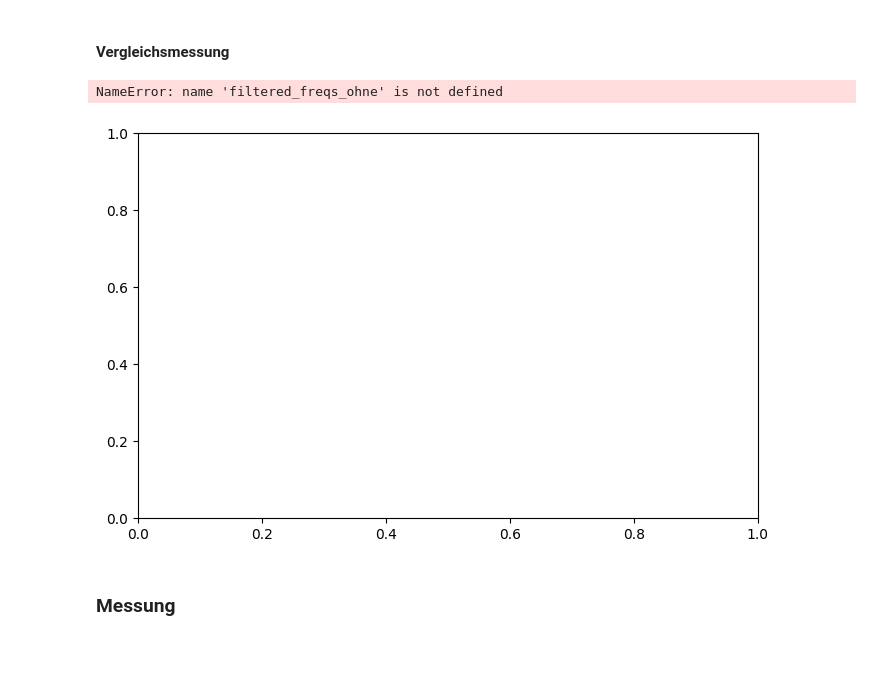
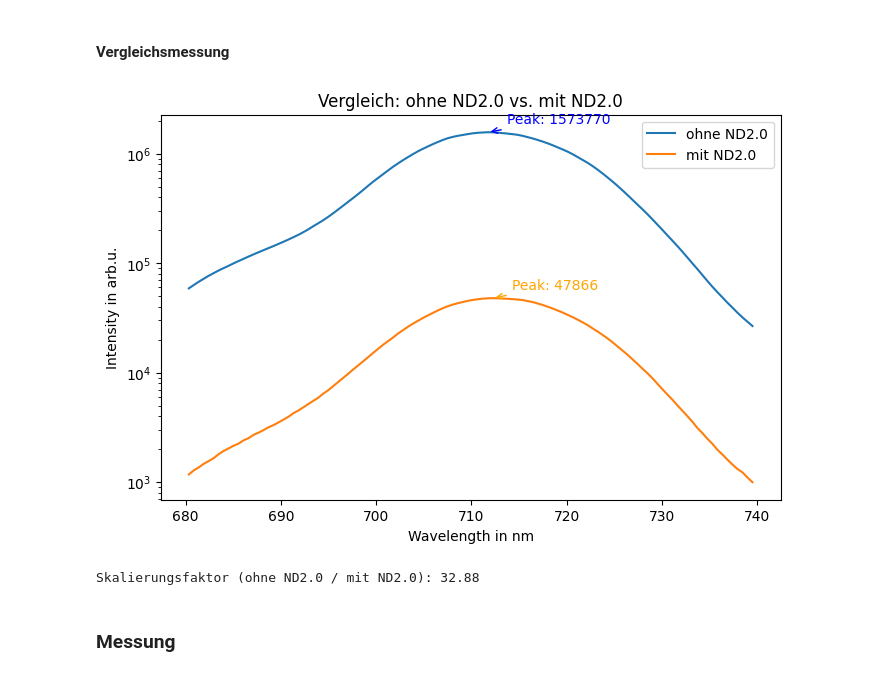
Before and after one commit to FlorianAdamczyk/auswertung_neu, a Jupyter notebook: 2025-05-27 Auswertung TCBC TBBB LNO/2025-05-27_auswertung_TCBC-TBBB-LNO.ipynb, the cells around one changed output. Saved outputs shown, nothing was run; the diff lists cells and outputs as text; code cells hidden in the pictures.

```diff
--- a/2025-05-27 Auswertung TCBC TBBB LNO/2025-05-27_auswertung_TCBC-TBBB-LNO.ipynb
+++ b/2025-05-27 Auswertung TCBC TBBB LNO/2025-05-27_auswertung_TCBC-TBBB-LNO.ipynb
@@ -152,33 +152,52 @@ create_shg_plot(
 # %% [markdown]
 #### Vergleichsmessung
 # %%
+# Lade die Vergleichsmessungen "mit" und "ohne" ND2.0
+files_ohne = glob.glob('2025-05-23 LNO/1400nm/0.333mW_Spalt210um/Vergleichsmessung ND2.0/ohne*.asc')
+files_mit = glob.glob('2025-05-23 LNO/1400nm/0.333mW_Spalt210um/Vergleichsmessung ND2.0/mit*.asc')
+
+# Wähle jeweils die erste Datei (ggf. anpassen, falls mehrere vorhanden)
+file_ohne = files_ohne[0]
+file_mit = files_mit[0]
+
+# Lade die Daten
+freqs_ohne, intensities_ohne = dat2array(file_ohne)
+freqs_mit, intensities_mit = dat2array(file_mit)
+
+# Filtere den Bereich wie bei x_range
+filtered_data_ohne = [(fr, i) for fr, i in zip(freqs_ohne, intensities_ohne) if x_range[0] <= fr <= x_range[1]]
+filtered_data_mit = [(fr, i) for fr, i in zip(freqs_mit, intensities_mit) if x_range[0] <= fr <= x_range[1]]
+
+filtered_freqs_ohne, filtered_intensities_ohne = zip(*filtered_data_ohne) if filtered_data_ohne else ([], [])
+filtered_freqs_mit, filtered_intensities_mit = zip(*filtered_data_mit) if filtered_data_mit else ([], [])
+
 fig, ax0 = plt.subplots(figsize=(8, 5))
 ax0.plot(filtered_freqs_ohne, filtered_intensities_ohne, label='ohne ND2.0')
 ax0.plot(filtered_freqs_mit, filtered_intensities_mit, label='mit ND2.0')
 ax0.set_title('Vergleich: ohne ND2.0 vs. mit ND2.0')
 ax0.set_xlabel('Wavelength in nm')
 ax0.set_ylabel('Intensity in arb.u.')
 ax0.set_yscale('log')
 ax0.legend()
 
 peak_ohne = max(filtered_intensities_ohne)
 peak_mit = max(filtered_intensities_mit)
 peak_ohne_x = filtered_freqs_ohne[filtered_intensities_ohne.index(peak_ohne)]
 peak_mit_x = filtered_freqs_mit[filtered_intensities_mit.index(peak_mit)]
 
 ax0.annotate(f'Peak: {peak_ohne:.0f}', xy=(peak_ohne_x, peak_ohne), xytext=(peak_ohne_x+2, peak_ohne*1.2),
              arrowprops=dict(arrowstyle='->', color='blue'), color='blue', fontsize=10)
 ax0.annotate(f'Peak: {peak_mit:.0f}', xy=(peak_mit_x, peak_mit), xytext=(peak_mit_x+2, peak_mit*1.2),
              arrowprops=dict(arrowstyle='->', color='orange'), color='orange', fontsize=10)
 
 plt.show()
 
 # Berechne den Skalierungsfaktor, um die Messung mit ND2.0 auf die ohne ND2.0 zu bringen
 skalierungsfaktor = peak_ohne / peak_mit
 print(f"Skalierungsfaktor (ohne ND2.0 / mit ND2.0): {skalierungsfaktor:.2f}")
 # %% [output]
+[figure, new version]
-NameError: name 'filtered_freqs_ohne' is not defined
+Skalierungsfaktor (ohne ND2.0 / mit ND2.0): 32.88
-[figure, old version]
 # %% [markdown]
 ### Messung
 # %%
```
Also changed, not shown: 1 other file.
